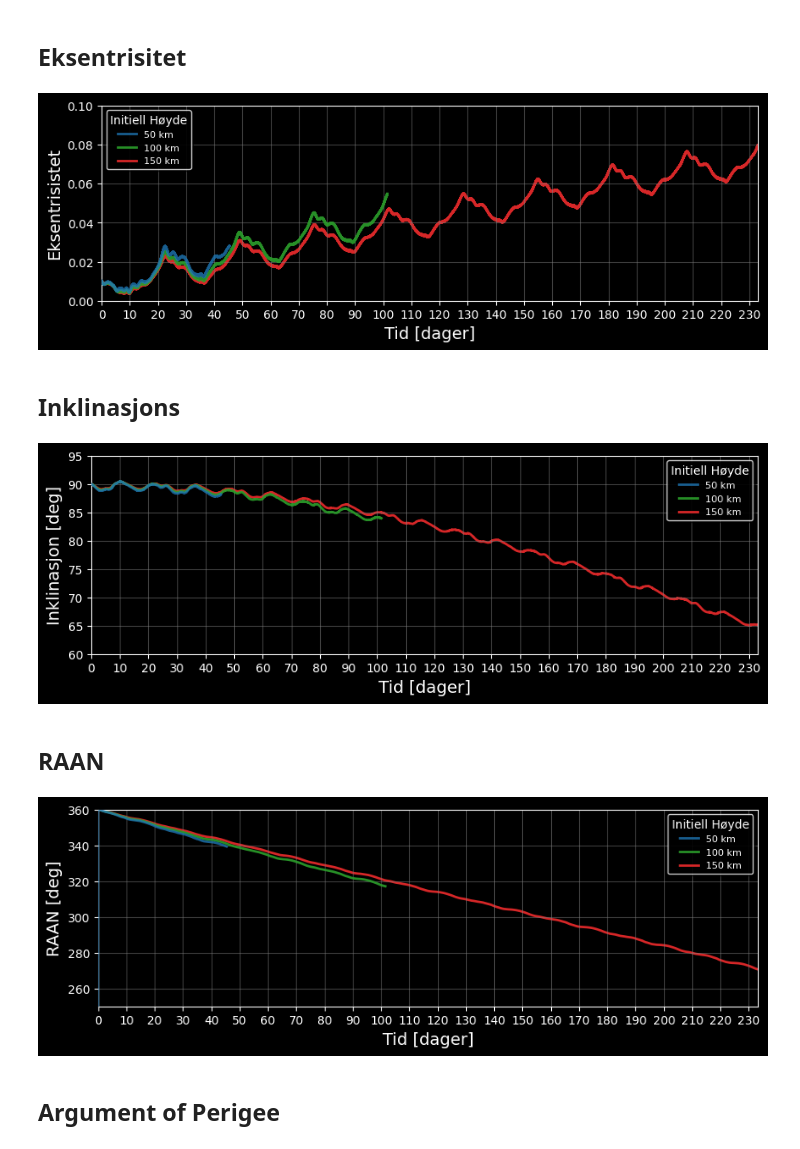
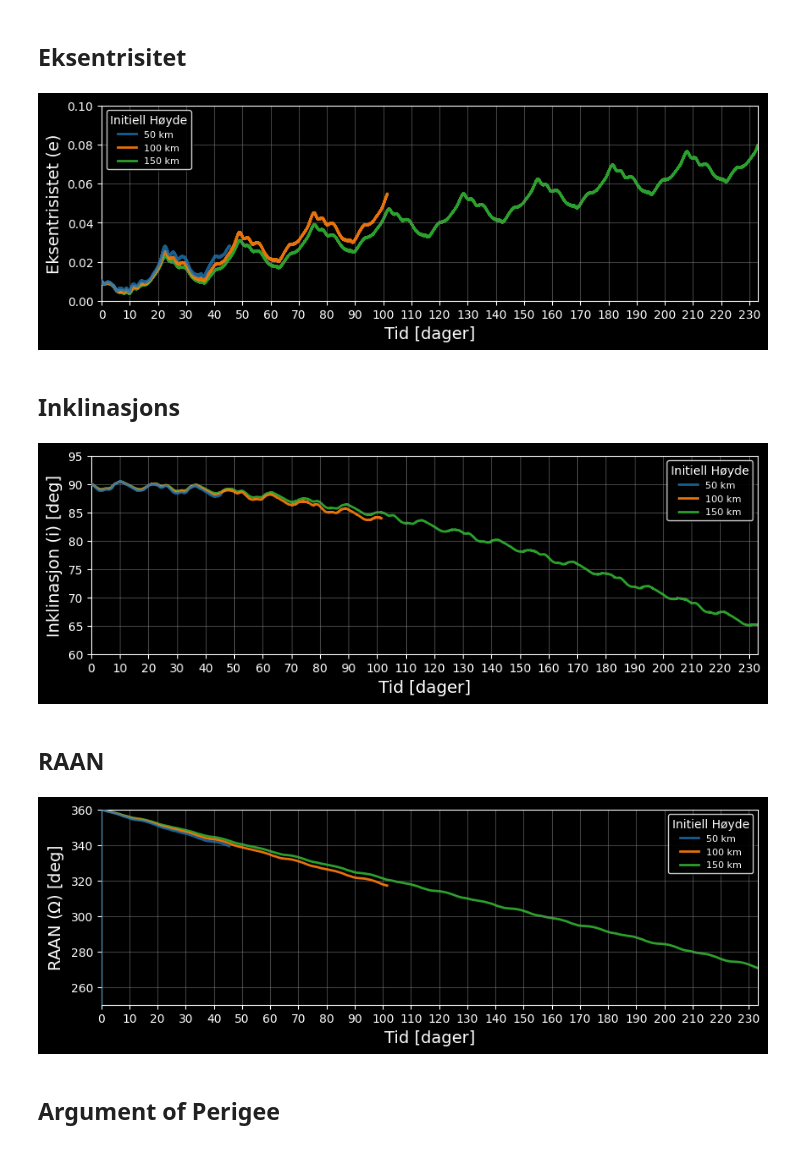
Before and after one commit to SkaugJr/TTK4852-EiT, a Jupyter notebook: LunarAltitudeComp.ipynb, the cells around one changed output. Saved outputs shown, nothing was run; the diff lists cells and outputs as text; code cells hidden in the pictures.

```diff
--- a/LunarAltitudeComp.ipynb
+++ b/LunarAltitudeComp.ipynb
@@ -15,7 +15,7 @@ df150 = pd.read_csv(file_paths[2], names=columns, skiprows=1)
 # %%
 import matplotlib.pyplot as plt
 
-curve_colors = ['tab:blue','tab:green', 'tab:red']
+curve_colors = ['tab:blue','tab:orange', 'tab:green']
 plot_style = {
     'grid_color': 'gray',
     'grid_alpha': 0.5,
@@ -62,19 +62,19 @@ plt.show()
 # %%
 plt.figure(figsize=(10, 3), facecolor='black')
 plt.plot(df50['t [days]'], df50['ecc'], color=curve_colors[0], label='50 km', linewidth=2,zorder=3, alpha=0.8)
 plt.plot(df100['t [days]'], df100['ecc'], color=curve_colors[1], label='100 km', linewidth=2, zorder=2, alpha=0.9)
 plt.plot(df150['t [days]'], df150['ecc'], color=curve_colors[2], label='150 km', linewidth=2, zorder=1, alpha=1.0)
 plt.grid(color=plot_style['grid_color'], alpha=plot_style['grid_alpha'])
 plt.xlabel('Tid [dager]', color=plot_style['text_color'], fontsize=14)
-plt.ylabel('Eksentrisistet', color=plot_style['text_color'], fontsize=14)
+plt.ylabel('Eksentrisistet (e)', color=plot_style['text_color'], fontsize=14)
 plt.xticks(np.arange(0, max(df150['t [days]']), 10), color=plot_style['text_color'])
 plt.xlim(0, max(df150['t [days]']))
 plt.ylim(0, 0.1)
 plt.legend(loc='best', fontsize=8, facecolor='black', edgecolor='white', framealpha=0.8, shadow=True, title='Initiell Høyde', title_fontsize=10)
 plt.savefig('Figurer/tidsserie_ecc.pdf', bbox_inches='tight')
 plt.show()
 # %% [output]
-[figure, old version]
+[figure, new version]
 # %% [markdown]
 ## Inklinasjons
 # %%
@@ -84,7 +84,7 @@ plt.plot(df100['t [days]'], df100['i [deg]'], color=curve_colors[1], label='100
 plt.plot(df150['t [days]'], df150['i [deg]'], color=curve_colors[2], label='150 km', linewidth=2, zorder=1, alpha=1.0)
 plt.grid(color=plot_style['grid_color'], alpha=plot_style['grid_alpha'])
 plt.xlabel('Tid [dager]', color=plot_style['text_color'], fontsize=14)
-plt.ylabel('Inklinasjon [deg]', color=plot_style['text_color'], fontsize=14)
+plt.ylabel('Inklinasjon (i) [deg]', color=plot_style['text_color'], fontsize=14)
 plt.ylim(60,95)
 plt.xticks(np.arange(0, max(df150['t [days]']), 10), color=plot_style['text_color'])
 plt.xlim(0, max(df150['t [days]']))
@@ -92,7 +92,7 @@ plt.legend(loc='best', fontsize=8, facecolor='black', edgecolor='white', frameal
 plt.savefig('Figurer/tidsserie_ink.pdf', bbox_inches='tight')
 plt.show()
 # %% [output]
-[figure, old version]
+[figure, new version]
 # %% [markdown]
 ## RAAN
 # %%
@@ -102,7 +102,7 @@ plt.plot(df100['t [days]'], df100['RAAN [deg]'], color=curve_colors[1], label='1
 plt.plot(df150['t [days]'], df150['RAAN [deg]'], color=curve_colors[2], label='150 km', linewidth=2, zorder=1, alpha=1.0)
 plt.grid(color=plot_style['grid_color'], alpha=plot_style['grid_alpha'])
 plt.xlabel('Tid [dager]', color=plot_style['text_color'], fontsize=14)
-plt.ylabel('RAAN [deg]', color=plot_style['text_color'], fontsize=14)
+plt.ylabel(r'RAAN ($\Omega$) [deg]', color=plot_style['text_color'], fontsize=14)
 plt.ylim(250,360)
 plt.xticks(np.arange(0, max(df150['t [days]']), 10), color=plot_style['text_color'])
 plt.xlim(0, max(df150['t [days]']))
@@ -110,6 +110,6 @@ plt.legend(loc='best', fontsize=8, facecolor='black', edgecolor='white', frameal
 plt.savefig('Figurer/tidsserie_RAAN.pdf', bbox_inches='tight')
 plt.show()
 # %% [output]
-[figure, old version]
+[figure, new version]
 # %% [markdown]
 ## Argument of Perigee
```
Also changed, not shown: parts of 4 cells of this notebook, 11 other files.
